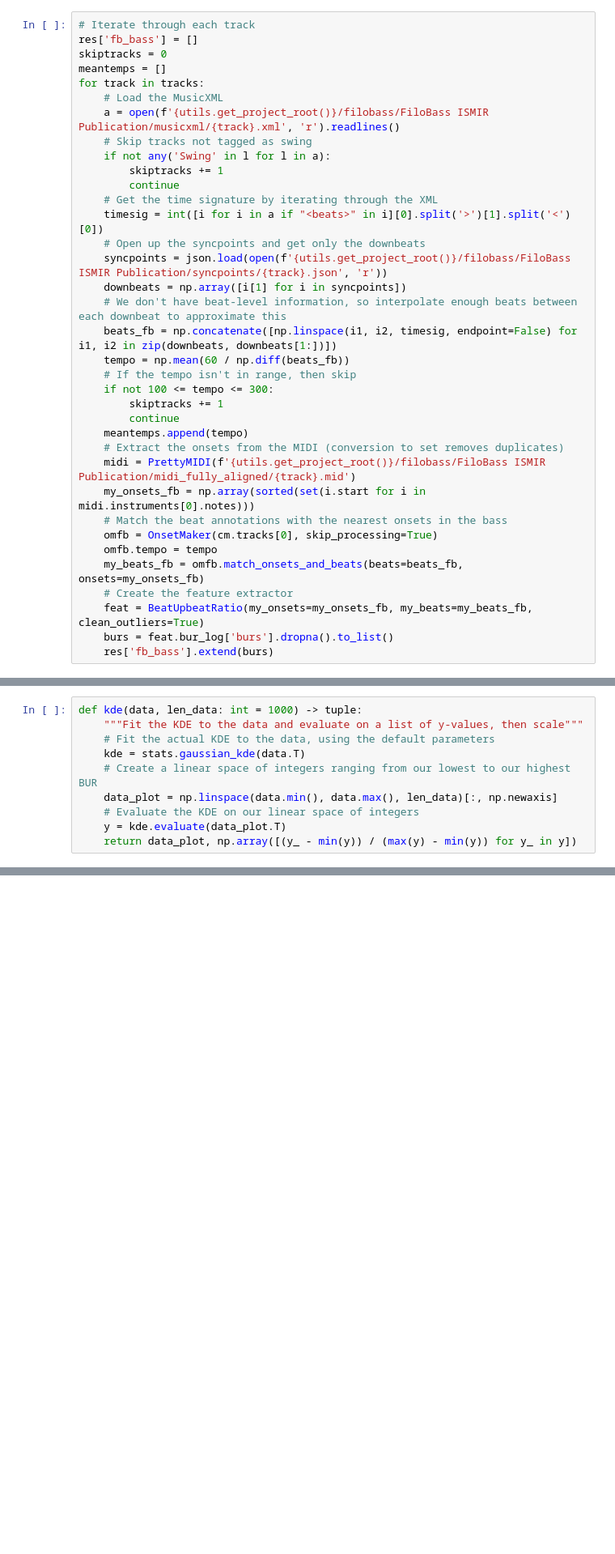
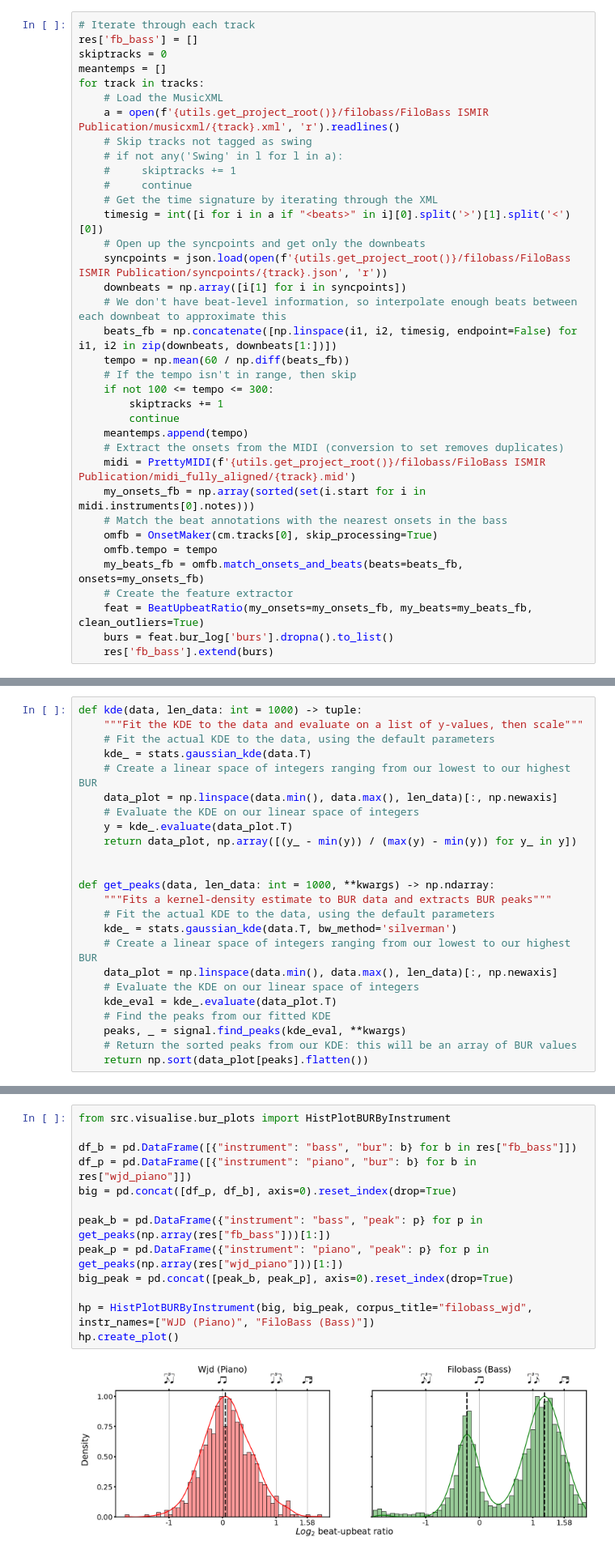
Before and after one commit to HuwCheston/Jazz-Trio-Database, a Jupyter notebook: notebooks/rhythm/0.2-cheston-bur-comparison.ipynb, the cells around one changed output, grey strips where cells are left out. Shown: that part at 81% size. Cells and saved outputs as stored; diff of their text form; blank space fills up the shorter version.

Commit message:
compare to all filobass tracks

```diff
--- a/notebooks/rhythm/0.2-cheston-bur-comparison.ipynb
+++ b/notebooks/rhythm/0.2-cheston-bur-comparison.ipynb
@@ -126,9 +130,9 @@ for track in tracks:
     # Load the MusicXML
     a = open(f'{utils.get_project_root()}/filobass/FiloBass ISMIR Publication/musicxml/{track}.xml', 'r').readlines()
     # Skip tracks not tagged as swing
-    if not any('Swing' in l for l in a):
-        skiptracks += 1
-        continue
+    # if not any('Swing' in l for l in a):
+    #     skiptracks += 1
+    #     continue
     # Get the time signature by iterating through the XML
     timesig = int([i for i in a if "<beats>" in i][0].split('>')[1].split('<')[0])
     # Open up the syncpoints and get only the downbeats
@@ -159,9 +167,23 @@ for track in tracks:
 def kde(data, len_data: int = 1000) -> tuple:
     """Fit the KDE to the data and evaluate on a list of y-values, then scale"""
     # Fit the actual KDE to the data, using the default parameters
-    kde = stats.gaussian_kde(data.T)
+    kde_ = stats.gaussian_kde(data.T)
     # Create a linear space of integers ranging from our lowest to our highest BUR
     data_plot = np.linspace(data.min(), data.max(), len_data)[:, np.newaxis]
     # Evaluate the KDE on our linear space of integers
-    y = kde.evaluate(data_plot.T)
+    y = kde_.evaluate(data_plot.T)
     return data_plot, np.array([(y_ - min(y)) / (max(y) - min(y)) for y_ in y])
+
+
+def get_peaks(data, len_data: int = 1000, **kwargs) -> np.ndarray:
+    """Fits a kernel-density estimate to BUR data and extracts BUR peaks"""
+    # Fit the actual KDE to the data, using the default parameters
+    kde_ = stats.gaussian_kde(data.T, bw_method='silverman')
+    # Create a linear space of integers ranging from our lowest to our highest BUR
+    data_plot = np.linspace(data.min(), data.max(), len_data)[:, np.newaxis]
+    # Evaluate the KDE on our linear space of integers
+    kde_eval = kde_.evaluate(data_plot.T)
+    # Find the peaks from our fitted KDE
+    peaks, _ = signal.find_peaks(kde_eval, **kwargs)
+    # Return the sorted peaks from our KDE: this will be an array of BUR values
+    return np.sort(data_plot[peaks].flatten())
@@ -210,3 +190,18 @@ plt.show()
+# %%
+from src.visualise.bur_plots import HistPlotBURByInstrument
+
+df_b = pd.DataFrame([{"instrument": "bass", "bur": b} for b in res["fb_bass"]])
+df_p = pd.DataFrame([{"instrument": "piano", "bur": b} for b in res["wjd_piano"]])
+big = pd.concat([df_p, df_b], axis=0).reset_index(drop=True)
+
+peak_b = pd.DataFrame({"instrument": "bass", "peak": p} for p in get_peaks(np.array(res["fb_bass"]))[1:])
+peak_p = pd.DataFrame({"instrument": "piano", "peak": p} for p in get_peaks(np.array(res["wjd_piano"]))[1:])
+big_peak = pd.concat([peak_b, peak_p], axis=0).reset_index(drop=True)
+
+hp = HistPlotBURByInstrument(big, big_peak, corpus_title="filobass_wjd", instr_names=["WJD (Piano)", "FiloBass (Bass)"])
+hp.create_plot()
+# %% [output]
+[figure, added]
 # %%
 for k, v in res.items():
     print(k, len([i for i in v if i < 0]) / len(v), len(v), np.mean(np.exp(v)))
```
Also changed, not shown: parts of 8 cells of this notebook, 1 other file.
